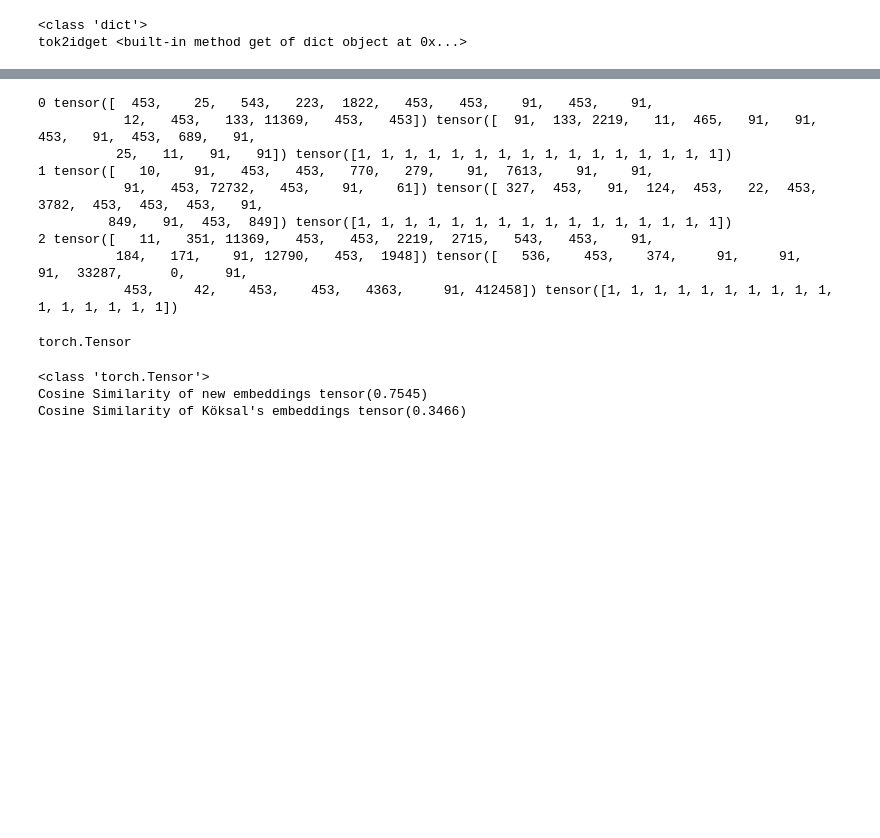
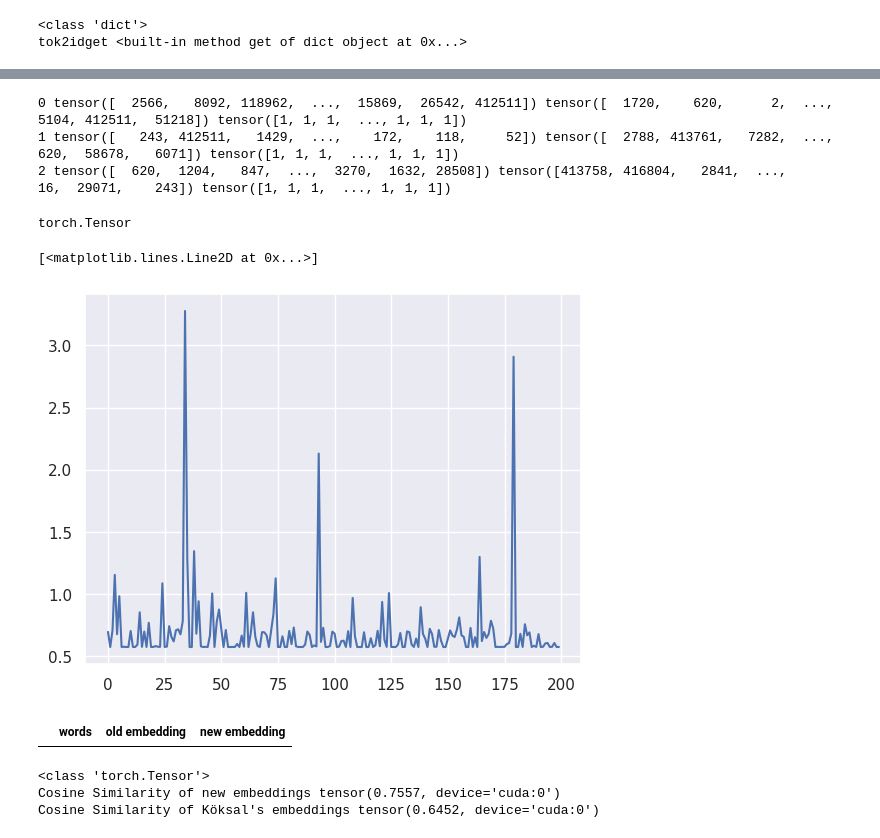
Before and after one commit to UlviDemirsoy/finetuning-embeddings-word2vec, a Jupyter notebook: NeuralNetworkProject.ipynb, the cells around one changed output, grey strips where cells are left out. Cells and saved outputs as stored; diff of their text form; code cells hidden in the pictures; blank space fills up the shorter version.

```diff
--- a/NeuralNetworkProject.ipynb
+++ b/NeuralNetworkProject.ipynb
@@ -301,6 +286,10 @@ class data_set(Dataset):
 
 
 dataset = data_set(pd.concat([df_data, df_reverse], ignore_index=True).values)
+
+
+evens = list(range(0, len(dataset), 2))
+trainset = torch.utils.data.Subset(dataset, evens)
 # %% [output]
 <class 'dict'>
 tok2idget <built-in method get of dict object at 0x...>
@@ -309,7 +298,7 @@ class Word2Vec2(nn.Module):
   def __init__(self):
     super().__init__()
     self.embedding = nn.Embedding.from_pretrained(torch.FloatTensor(copystore))
-    self.embedding.requires_grad = False
+    self.embedding.requires_grad = True
 
   def forward(self, X_batch):
     U = self.embedding(X_batch[:,0])
@@ -324,20 +313,14 @@ len(torch.FloatTensor(copystore))
 # %%
-dataloader = DataLoader(dataset, batch_size=16, shuffle=True)
+dataloader = DataLoader(trainset, batch_size=len(trainset)//4, shuffle=True)
 
 for i, (batch_X, batch_y) in enumerate(dataloader):
   print(i, batch_X[:,0],batch_X[:,1], batch_y)
   if i >= 2:
     break
 # %% [output]
-0 tensor([  453,    25,   543,   223,  1822,   453,   453,    91,   453,    91,
-           12,   453,   133, 11369,   453,   453]) tensor([  91,  133, 2219,   11,  465,   91,   91,  453,   91,  453,  689,   91,
-          25,   11,   91,   91]) tensor([1, 1, 1, 1, 1, 1, 1, 1, 1, 1, 1, 1, 1, 1, 1, 1])
-1 tensor([   10,    91,   453,   453,   770,   279,    91,  7613,    91,    91,
-           91,   453, 72732,   453,    91,    61]) tensor([ 327,  453,   91,  124,  453,   22,  453, 3782,  453,  453,  453,   91,
-         849,   91,  453,  849]) tensor([1, 1, 1, 1, 1, 1, 1, 1, 1, 1, 1, 1, 1, 1, 1, 1])
-2 tensor([   11,   351, 11369,   453,   453,  2219,  2715,   543,   453,    91,
-          184,   171,    91, 12790,   453,  1948]) tensor([   536,    453,    374,     91,     91,     91,  33287,      0,     91,
-           453,     42,    453,    453,   4363,     91, 412458]) tensor([1, 1, 1, 1, 1, 1, 1, 1, 1, 1, 1, 1, 1, 1, 1, 1])
+0 tensor([  2566,   8092, 118962,  ...,  15869,  26542, 412511]) tensor([  1720,    620,      2,  ...,   5104, 412511,  51218]) tensor([1, 1, 1,  ..., 1, 1, 1])
+1 tensor([   243, 412511,   1429,  ...,    172,    118,     52]) tensor([  2788, 413761,   7282,  ...,    620,  58678,   6071]) tensor([1, 1, 1,  ..., 1, 1, 1])
+2 tensor([  620,  1204,   847,  ...,  3270,  1632, 28508]) tensor([413758, 416804,   2841,  ...,     16,  29071,    243]) tensor([1, 1, 1,  ..., 1, 1, 1])
 # %%
 type(torch.FloatTensor(vectors_array))
 # %% [output]
@@ -355,7 +338,7 @@ device = torch.device('cuda') if torch.cuda.is_available() else torch.device('cp
 model.to(device)
 
 LR = 1e-1
-EPOCHS = 1500
+EPOCHS = 200
 loss_fn = nn.BCELoss()
 optimizer = torch.optim.Adam(model.parameters(), lr=LR)
 
@@ -382,3 +365,8 @@ for epoch in tqdm(range(EPOCHS)):
   running_loss.append(epoch_loss)
   print(f'Epoch [{epoch+1}/{EPOCHS}], Loss: {epoch_loss:.4f}')
   display.clear_output(wait=True)
+# %%
+plt.plot(running_loss)
+# %% [output]
+[<matplotlib.lines.Line2D at 0x...>]
+[figure, added]
@@ -385,16 +389,48 @@ for epoch in tqdm(range(EPOCHS)):
+# %%
+
+from IPython.display import display, HTML
+
+df = pd.DataFrame({'words': "", 'old embedding': [], 'new embedding': []})
+"""
+for words in test_embeddings:
+  testembedding = None
+  testembedding2 = None
+  testembedding = model.embedding(torch.tensor((tok2id.get(f"{words[0]}")), device="cpu"))
+  testembedding2 = model.embedding(torch.tensor((tok2id.get(f"{word[1]}")), device="cpu"))
+  cosi = torch.nn.CosineSimilarity(dim=0)
+  output = cosi(testembedding, testembedding2)
+  print("Cosine Similarity of new embeddings",output )
+
+  oldembedding = None
+  oldembedding = (torch.tensor(word_vectors[f"{words[0]}"], device="cpu"))
+  oldembedding2 = (torch.tensor(word_vectors[f"{words[1]}"], device="cpu"))
+  output2 = cosi(oldembedding, oldembedding2)
+  print("Cosine Similarity of Köksal's embeddings",output2 )
+
+  df.loc[len(df.index)] =  {'words': f"{words[0]} {words[1]}" ,'old embedding': output2, 'new embedding': output}
+"""
+display(df)
+# %% [output]
+|  | words | old embedding | new embedding |
 # %%
-testembedding = model.embedding(torch.tensor((tok2id.get('galatasaray')), device="cpu"))
-testembedding2 = model.embedding(torch.tensor((tok2id.get('spor')), device="cpu"))
+word1 = 'biber'
+word2 = 'dolması'
+
+testembedding = model.embedding(torch.tensor((tok2id.get(word1)), device="cuda"))
+testembedding2 = model.embedding(torch.tensor((tok2id.get(word2)), device="cuda"))
 print(type(testembedding2))
 cosi = torch.nn.CosineSimilarity(dim=0)
 output = cosi(testembedding, testembedding2)
 print("Cosine Similarity of new embeddings",output )
 
-oldembedding = (torch.tensor(word_vectors['galatasaray'], device="cpu"))
-oldembedding2 = (torch.tensor(word_vectors['spor'], device="cpu"))
+oldembedding = (torch.tensor(word_vectors[word1], device="cuda"))
+oldembedding2 = (torch.tensor(word_vectors[word2], device="cuda"))
 output2 = cosi(oldembedding, oldembedding2)
 print("Cosine Similarity of Köksal's embeddings",output2 )
+
+
+#df.loc[len(df.index)] =  {'words': f"{word1} {word2}" ,'old embedding': output2, 'new embedding': output}
 # %% [output]
 <class 'torch.Tensor'>
-Cosine Similarity of new embeddings tensor(0.7545)
-Cosine Similarity of Köksal's embeddings tensor(0.3466)
+Cosine Similarity of new embeddings tensor(0.7557, device='cuda:0')
+Cosine Similarity of Köksal's embeddings tensor(0.6452, device='cuda:0')
```
Also changed, not shown: parts of 81 cells of this notebook.
